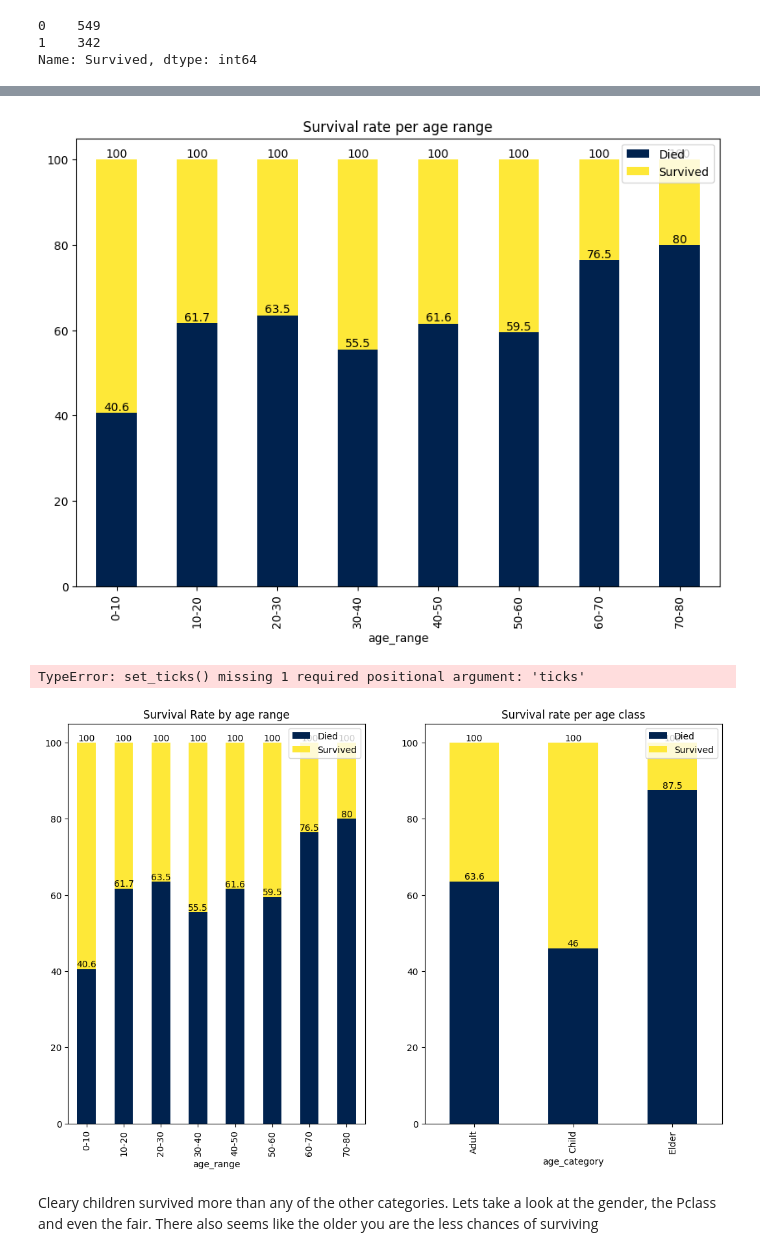
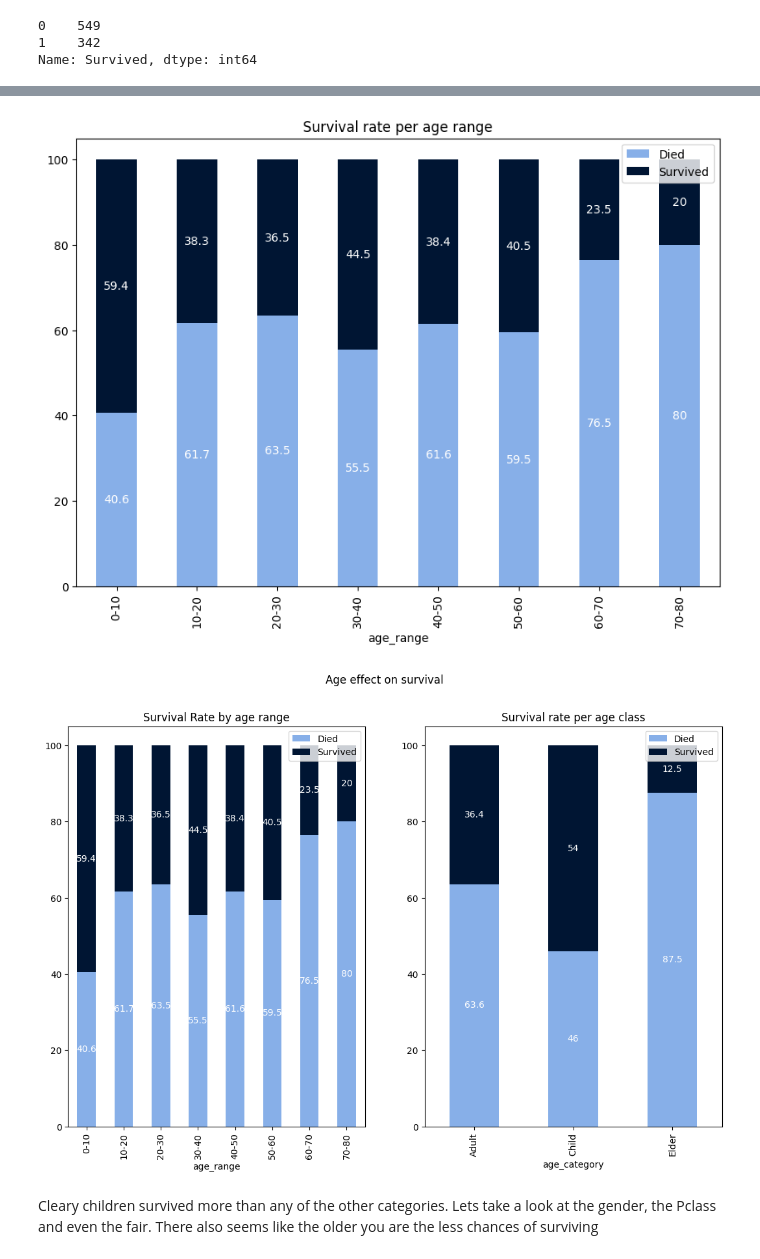
Before and after one commit to Jose-Sabater/titanicML_Kaggle, a Jupyter notebook: main.ipynb, the cells around one changed output, grey strips where cells are left out. Drawn from its saved outputs; the diff is of its cells as text; code cells hidden in the pictures.

```diff
--- a/main.ipynb
+++ b/main.ipynb
@@ -53,7 +56,7 @@ Lets create a suport function to enhance our visuals
 # %%
 def color_map(feature):
     # Colours - Choose the extreme colours of the colour map
-    colours = ["#bbdefb", "#2196f3"]
+    colours = ["#87AFE8", "#001533"]
     max_value = feature.max()
     min_value = feature.min()
     cmap = mpl.colors.LinearSegmentedColormap.from_list("colour_map", colours, N=256)
@@ -150,11 +158,12 @@ survivors_age_cat = (
     .round(1)
 )
 
-survivors_age_cat.plot.bar(stacked=True, ax=ax, cmap="cividis")
+survivors_age_cat.plot.bar(stacked=True, ax=ax, cmap=cmap)
 plt.legend(labels=["Died", "Survived"])
 plt.title("Survival rate per age class")
+# font color white
 for containers in ax.containers:
-    plt.bar_label(containers)
+    plt.bar_label(containers, label_type="center", color="w")
 
 plt.show()
 # %% [output]
@@ -167,53 +176,53 @@ survivors_age_range = (
     .mul(100)
     .round(1)
 )
+
 fig, ax = plt.subplots(1, 1)
-survivors_age_range.plot.bar(stacked=True, ax=ax, cmap="cividis")
+survivors_age_range.plot.bar(stacked=True, ax=ax, cmap=cmap)
 plt.legend(labels=["Died", "Survived"], loc="best")
 plt.title("Survival rate per age range")
 for containers in ax.containers:
-    plt.bar_label(containers)
+    plt.bar_label(containers, label_type="center", color="w")
 
 plt.show()
 # %% [output]
-[figure, old version]
+[figure, new version]
 # %%
 fig, ax = plt.subplots(1, 2, figsize=(13, 8))
 
 survivors_age_range = (
     df.groupby("age_range", observed=True)["Survived"]
     .value_counts(normalize=True)
     .unstack()
     .mul(100)
     .round(1)
 )
 
 survivors_age_range.plot.bar(
-    stacked=True, ax=ax[0], title="Survival Rate by age range", cmap="cividis"
+    stacked=True, ax=ax[0], title="Survival Rate by age range", cmap=cmap
 )
 ax[0].legend(labels=["Died", "Survived"], loc="best")
 for containers in ax[0].containers:
-    ax[0].bar_label(containers)
+    ax[0].bar_label(containers, label_type="center", color="w")
 
 survivors_age_cat = (
     df.groupby("age_category")["Survived"]
     .value_counts(normalize=True)
     .unstack()
     .mul(100)
     .round(1)
 )
 
 survivors_age_cat.plot.bar(
-    stacked=True, ax=ax[1], title="Survival rate per age class", cmap="cividis"
+    stacked=True, ax=ax[1], title="Survival rate per age class", cmap=cmap
 )
 ax[1].legend(labels=["Died", "Survived"])
 for containers in ax[1].containers:
-    ax[1].bar_label(containers)
+    ax[1].bar_label(containers, label_type="center", color="w")
 plt.suptitle("Age effect on survival")
 plt.show()
 # %% [output]
-TypeError: set_ticks() missing 1 required positional argument: 'ticks'
-[figure, old version]
+[figure, new version]
 # %% [markdown]
 Cleary children survived more than any of the other categories. Lets take a look at the gender, the Pclass and even the fair. There also seems like the older you are the less chances of surviving
 # %%
```
Also changed, not shown: parts of 22 cells of this notebook, 1 other file.
